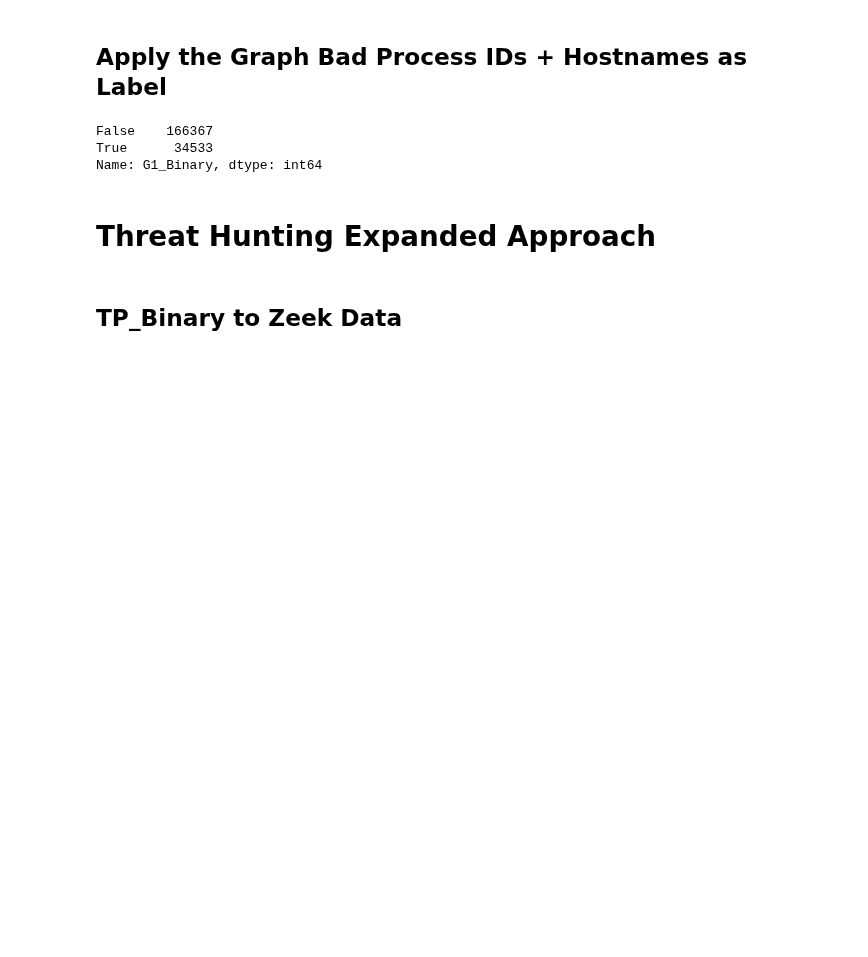
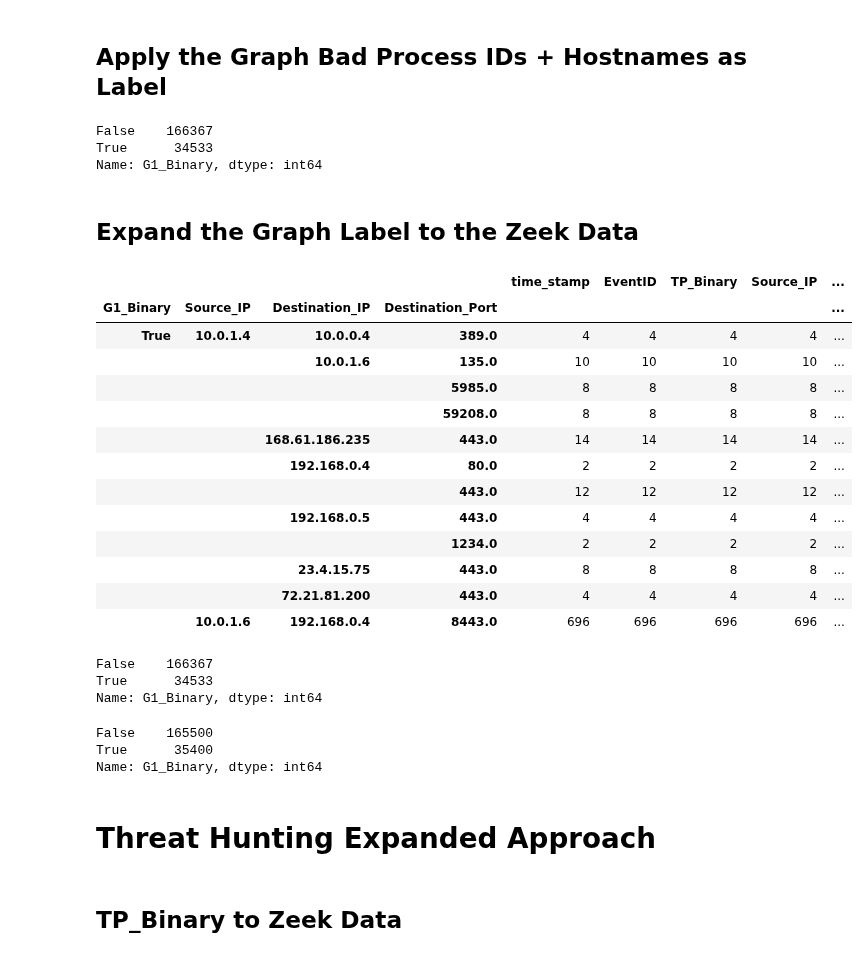
Before and after one commit to zulu8/graph_msc, a Jupyter notebook: Label_Master.ipynb, the cells around one changed output. Cells and saved outputs as stored; diff of their text form; code cells hidden in the pictures; blank space fills up the shorter version.

Commit message:
labelling techs centralized - ready for eval

```diff
--- a/Label_Master.ipynb
+++ b/Label_Master.ipynb
@@ -654,3 +654,22 @@ df_label['G1_Binary'].value_counts()
 False    166367
 True      34533
 Name: G1_Binary, dtype: int64
+# %% [markdown]
+## Expand the Graph Label to the Zeek Data
+# %%
+df_label[(df_label.G1_Binary==True) & (df_label.Source_IP.notnull()) & (df_label.Destination_IP.notnull())].groupby(['G1_Binary', 'Source_IP', 'Destination_IP', 'Destination_Port'])['time_stamp', 'EventID', 'TP_Binary', 'Source_IP', 'Destination_IP', 'Destination_Port'].count()
+# %% [output]
+|  |  |  |  | time_stamp | EventID | TP_Binary | Source_IP | ... |
+| G1_Binary | Source_IP | Destination_IP | Destination_Port |  |  |  |  | ... |
+| True | 10.0.1.4 | 10.0.0.4 | 389.0 | 4 | 4 | 4 | 4 | ... |
+|  |  | 10.0.1.6 | 135.0 | 10 | 10 | 10 | 10 | ... |
+|  |  |  | 5985.0 | 8 | 8 | 8 | 8 | ... |
+|  |  |  | 59208.0 | 8 | 8 | 8 | 8 | ... |
+|  |  | 168.61.186.235 | 443.0 | 14 | 14 | 14 | 14 | ... |
+|  |  | 192.168.0.4 | 80.0 | 2 | 2 | 2 | 2 | ... |
+|  |  |  | 443.0 | 12 | 12 | 12 | 12 | ... |
+|  |  | 192.168.0.5 | 443.0 | 4 | 4 | 4 | 4 | ... |
+|  |  |  | 1234.0 | 2 | 2 | 2 | 2 | ... |
+|  |  | 23.4.15.75 | 443.0 | 8 | 8 | 8 | 8 | ... |
+|  |  | 72.21.81.200 | 443.0 | 4 | 4 | 4 | 4 | ... |
+|  | 10.0.1.6 | 192.168.0.4 | 8443.0 | 696 | 696 | 696 | 696 | ... |
@@ -656,0 +678,6 @@ Name: G1_Binary, dtype: int64
+# %%
+df_label.G1_Binary.value_counts()
+# %% [output]
+False    166367
+True      34533
+Name: G1_Binary, dtype: int64
@@ -657,3 +689,9 @@ Name: G1_Binary, dtype: int64
+# %%
+df_label.G1_Binary.value_counts()
+# %% [output]
+False    165500
+True      35400
+Name: G1_Binary, dtype: int64
 # %% [markdown]
 # Threat Hunting Expanded Approach
 # %% [markdown]
```
Also changed, not shown: parts of 39 cells of this notebook.
